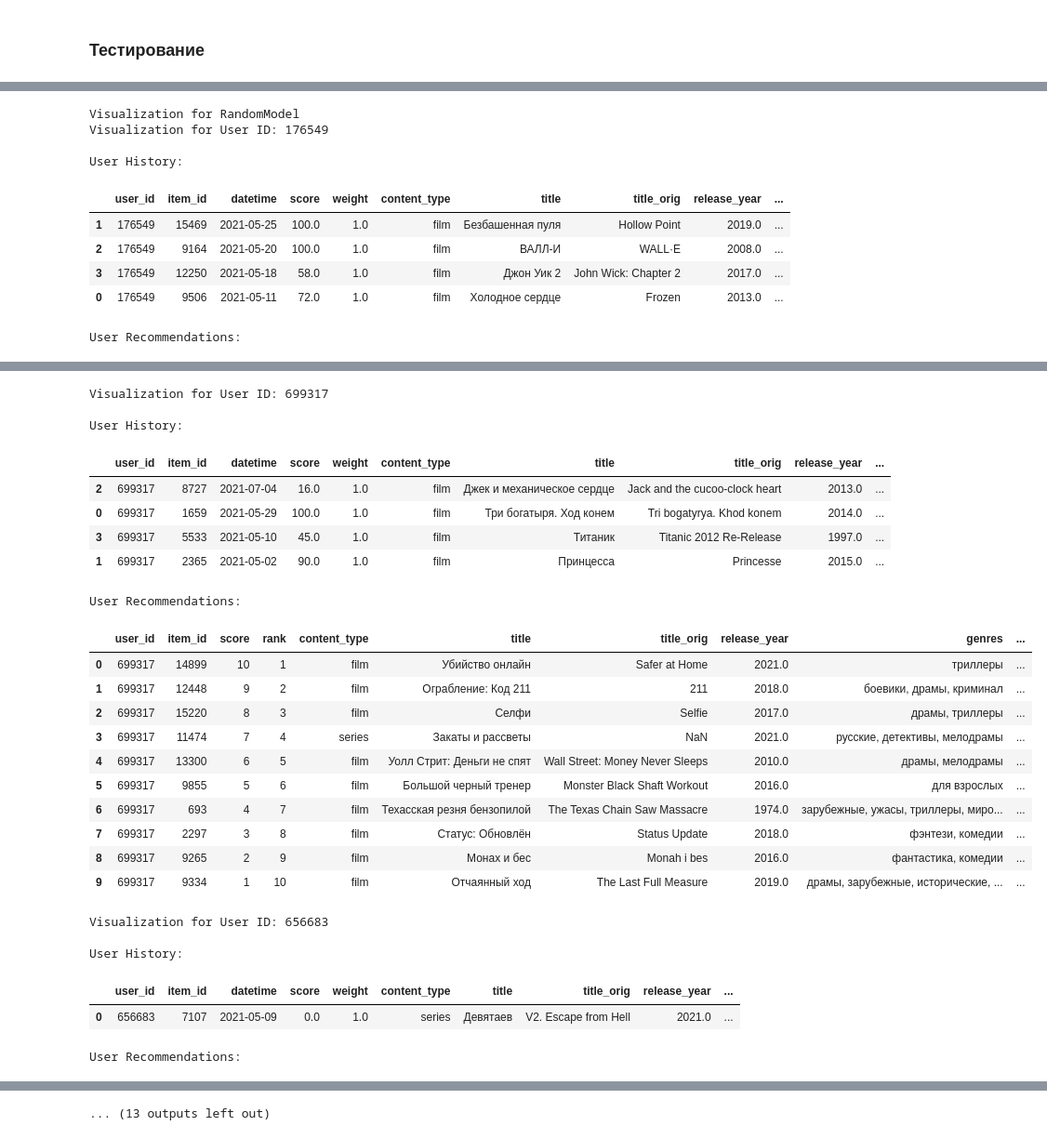
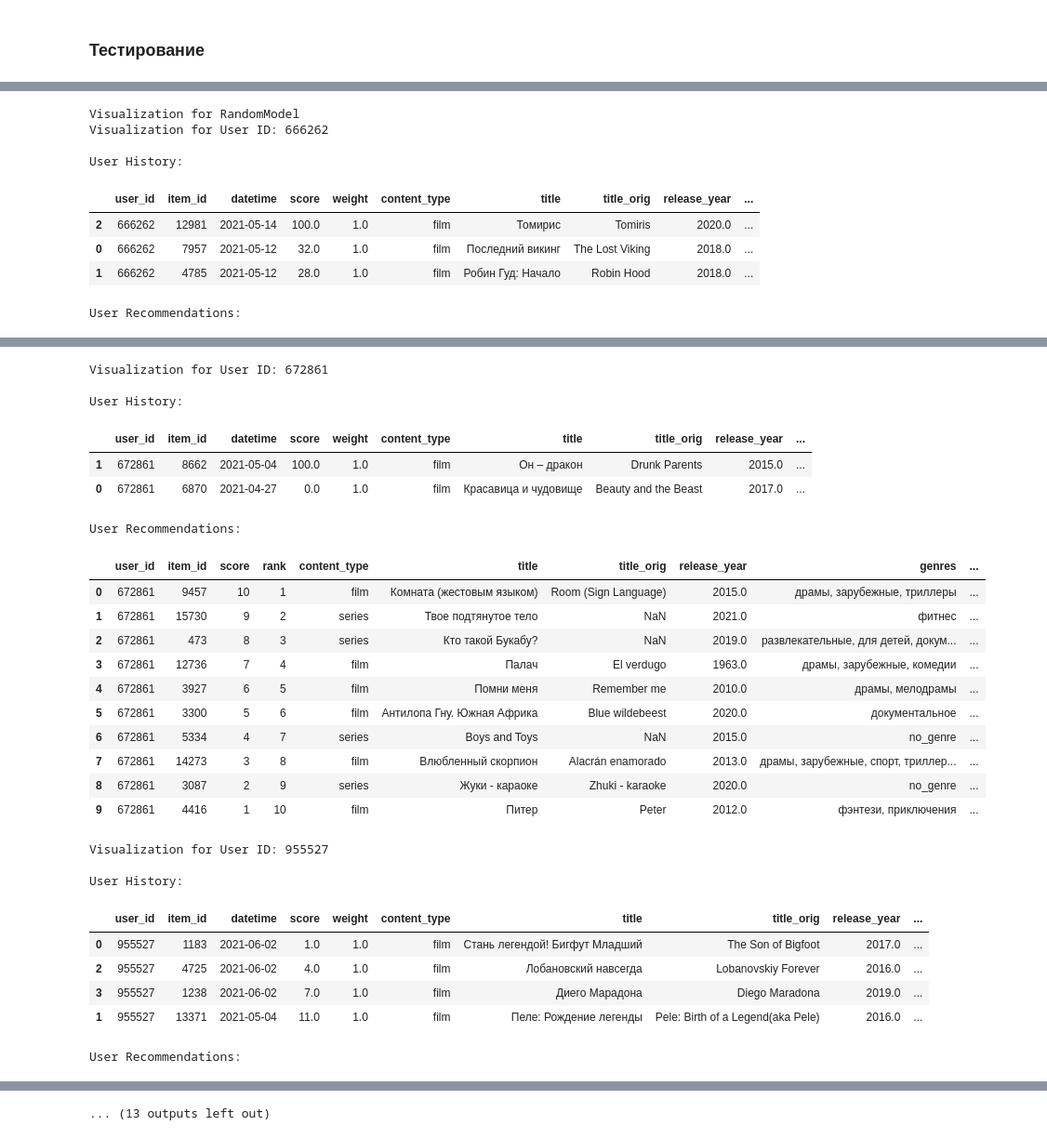
Before and after one commit to Rustemhak/recsys_ai_talent_hub, a Jupyter notebook: metrics_visual_analyze.ipynb, the cells around one changed output, grey strips where cells are left out. Shown at 93% size. Cells and saved outputs as stored; diff of their text form; code cells hidden in the pictures.

```diff
--- a/metrics_visual_analyze.ipynb
+++ b/metrics_visual_analyze.ipynb
@@ -208,7 +172,6 @@ path_data = "data_original"
 interactions_df = pd.read_csv(
     path_data + "/" + "interactions.csv",
     sep=",",
-    nrows=100_000,
     names=[Columns.User, Columns.Item, Columns.Datetime, Columns.Weight, Columns.Score],
 )
 
@@ -284,7 +247,7 @@ Wall time: 2.29 s
 | 3 | 7868 | film | 45 лет | 45 Years | 2015.0 | драмы, зарубежные, мелодрамы | Великобритания | NaN | 16.0 | ... |
 | 4 | 16268 | film | Все решает мгновение | NaN | 1978.0 | драмы, спорт, советские, мелодрамы | СССР | NaN | 12.0 | ... |
 # %%
-user_ids = [176549, 699317, 656683]
+user_ids = [666262, 672861, 955527]
 
 # Проведение визуального анализа
 for model_name, model in models.items():
@@ -293,13 +256,12 @@ for model_name, model in models.items():
     print(res)
 # %% [output]
 Visualization for RandomModel
-Visualization for User ID: 176549
+Visualization for User ID: 666262
 
 User History:
 |  | user_id | item_id | datetime | score | weight | content_type | title | title_orig | release_year | ... |
-| 1 | 176549 | 15469 | 2021-05-25 | 100.0 | 1.0 | film | Безбашенная пуля | Hollow Point | 2019.0 | ... |
-| 2 | 176549 | 9164 | 2021-05-20 | 100.0 | 1.0 | film | ВАЛЛ-И | WALL·E | 2008.0 | ... |
-| 3 | 176549 | 12250 | 2021-05-18 | 58.0 | 1.0 | film | Джон Уик 2 | John Wick: Chapter 2 | 2017.0 | ... |
-| 0 | 176549 | 9506 | 2021-05-11 | 72.0 | 1.0 | film | Холодное сердце | Frozen | 2013.0 | ... |
+| 2 | 666262 | 12981 | 2021-05-14 | 100.0 | 1.0 | film | Томирис | Tomiris | 2020.0 | ... |
+| 0 | 666262 | 7957 | 2021-05-12 | 32.0 | 1.0 | film | Последний викинг | The Lost Viking | 2018.0 | ... |
+| 1 | 666262 | 4785 | 2021-05-12 | 28.0 | 1.0 | film | Робин Гуд: Начало | Robin Hood | 2018.0 | ... |
 User Recommendations:
 |  | user_id | item_id | score | rank | content_type | title | title_orig | release_year | genres | ... |
@@ -316,27 +278,28 @@ User Recommendations:
-Visualization for User ID: 699317
+Visualization for User ID: 672861
 
 User History:
 |  | user_id | item_id | datetime | score | weight | content_type | title | title_orig | release_year | ... |
-| 2 | 699317 | 8727 | 2021-07-04 | 16.0 | 1.0 | film | Джек и механическое сердце | Jack and the cucoo-clock heart | 2013.0 | ... |
-| 0 | 699317 | 1659 | 2021-05-29 | 100.0 | 1.0 | film | Три богатыря. Ход конем | Tri bogatyrya. Khod konem | 2014.0 | ... |
-| 3 | 699317 | 5533 | 2021-05-10 | 45.0 | 1.0 | film | Титаник | Titanic 2012 Re-Release | 1997.0 | ... |
-| 1 | 699317 | 2365 | 2021-05-02 | 90.0 | 1.0 | film | Принцесса | Princesse | 2015.0 | ... |
+| 1 | 672861 | 8662 | 2021-05-04 | 100.0 | 1.0 | film | Он – дракон | Drunk Parents | 2015.0 | ... |
+| 0 | 672861 | 6870 | 2021-04-27 | 0.0 | 1.0 | film | Красавица и чудовище | Beauty and the Beast | 2017.0 | ... |
 User Recommendations:
 |  | user_id | item_id | score | rank | content_type | title | title_orig | release_year | genres | ... |
-| 0 | 699317 | 14899 | 10 | 1 | film | Убийство онлайн | Safer at Home | 2021.0 | триллеры | ... |
-| 1 | 699317 | 12448 | 9 | 2 | film | Ограбление: Код 211 | 211 | 2018.0 | боевики, драмы, криминал | ... |
-| 2 | 699317 | 15220 | 8 | 3 | film | Селфи | Selfie | 2017.0 | драмы, триллеры | ... |
-| 3 | 699317 | 11474 | 7 | 4 | series | Закаты и рассветы | NaN | 2021.0 | русские, детективы, мелодрамы | ... |
-| 4 | 699317 | 13300 | 6 | 5 | film | Уолл Стрит: Деньги не спят | Wall Street: Money Never Sleeps | 2010.0 | драмы, мелодрамы | ... |
-| 5 | 699317 | 9855 | 5 | 6 | film | Большой черный тренер | Monster Black Shaft Workout | 2016.0 | для взрослых | ... |
-| 6 | 699317 | 693 | 4 | 7 | film | Техасская резня бензопилой | The Texas Chain Saw Massacre | 1974.0 | зарубежные, ужасы, триллеры, миро... | ... |
-| 7 | 699317 | 2297 | 3 | 8 | film | Статус: Обновлён | Status Update | 2018.0 | фэнтези, комедии | ... |
-| 8 | 699317 | 9265 | 2 | 9 | film | Монах и бес | Monah i bes | 2016.0 | фантастика, комедии | ... |
-| 9 | 699317 | 9334 | 1 | 10 | film | Отчаянный ход | The Last Full Measure | 2019.0 | драмы, зарубежные, исторические, ... | ... |
+| 0 | 672861 | 9457 | 10 | 1 | film | Комната (жестовым языком) | Room (Sign Language) | 2015.0 | драмы, зарубежные, триллеры | ... |
+| 1 | 672861 | 15730 | 9 | 2 | series | Твое подтянутое тело | NaN | 2021.0 | фитнес | ... |
+| 2 | 672861 | 473 | 8 | 3 | series | Кто такой Букабу? | NaN | 2019.0 | развлекательные, для детей, докум... | ... |
+| 3 | 672861 | 12736 | 7 | 4 | film | Палач | El verdugo | 1963.0 | драмы, зарубежные, комедии | ... |
+| 4 | 672861 | 3927 | 6 | 5 | film | Помни меня | Remember me | 2010.0 | драмы, мелодрамы | ... |
+| 5 | 672861 | 3300 | 5 | 6 | film | Антилопа Гну. Южная Африка | Blue wildebeest | 2020.0 | документальное | ... |
+| 6 | 672861 | 5334 | 4 | 7 | series | Boys and Toys | NaN | 2015.0 | no_genre | ... |
+| 7 | 672861 | 14273 | 3 | 8 | film | Влюбленный скорпион | Alacrán enamorado | 2013.0 | драмы, зарубежные, спорт, триллер... | ... |
+| 8 | 672861 | 3087 | 2 | 9 | series | Жуки - караоке | Zhuki - karaoke | 2020.0 | no_genre | ... |
+| 9 | 672861 | 4416 | 1 | 10 | film | Питер | Peter | 2012.0 | фэнтези, приключения | ... |
-Visualization for User ID: 656683
+Visualization for User ID: 955527
 
 User History:
 |  | user_id | item_id | datetime | score | weight | content_type | title | title_orig | release_year | ... |
-| 0 | 656683 | 7107 | 2021-05-09 | 0.0 | 1.0 | series | Девятаев | V2. Escape from Hell | 2021.0 | ... |
+| 0 | 955527 | 1183 | 2021-06-02 | 1.0 | 1.0 | film | Стань легендой! Бигфут Младший | The Son of Bigfoot | 2017.0 | ... |
+| 2 | 955527 | 4725 | 2021-06-02 | 4.0 | 1.0 | film | Лобановский навсегда | Lobanovskiy Forever | 2016.0 | ... |
+| 3 | 955527 | 1238 | 2021-06-02 | 7.0 | 1.0 | film | Диего Марадона | Diego Maradona | 2019.0 | ... |
+| 1 | 955527 | 13371 | 2021-05-04 | 11.0 | 1.0 | film | Пеле: Рождение легенды | Pele: Birth of a Legend(aka Pele) | 2016.0 | ... |
 User Recommendations:
 |  | user_id | item_id | score | rank | content_type | title | title_orig | release_year | genres | ... |
```
Also changed, not shown: parts of 6 cells of this notebook.
